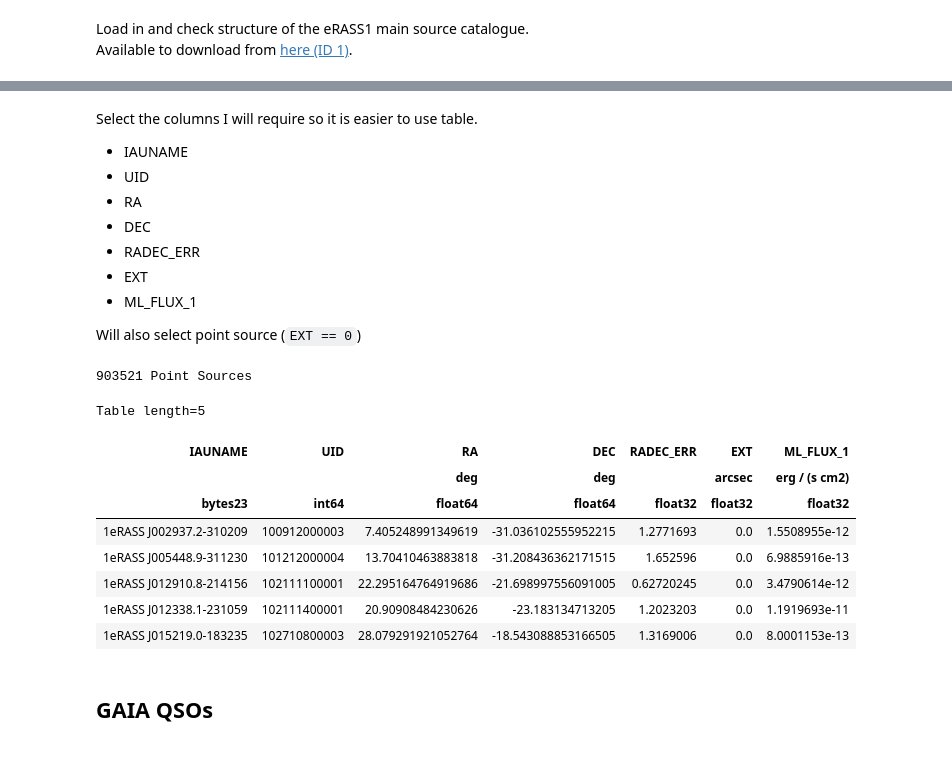
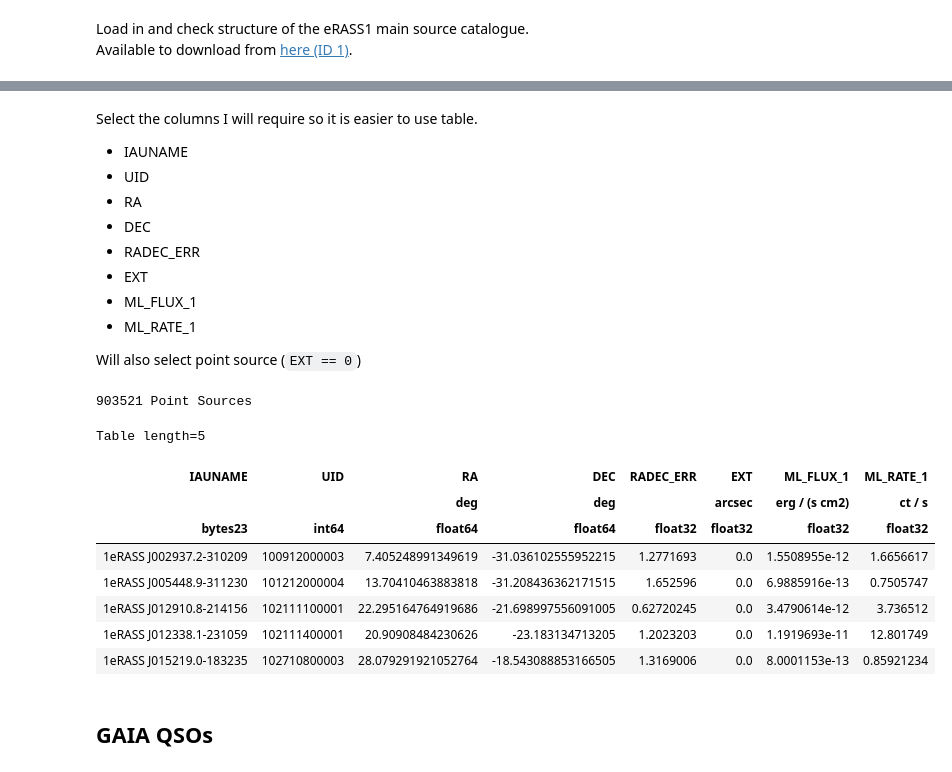
Before and after one commit to TobyWallage/Finding_Quasars_In_eRASS, a Jupyter notebook: Notebooks/eRASS_GAIA_quasars.ipynb, the cells around one changed output, grey strips where cells are left out. Drawn from its saved outputs; the diff is of its cells as text; code cells hidden in the pictures.

Commit message:
Including Count Rate of sources

```diff
--- a/Notebooks/eRASS_GAIA_quasars.ipynb
+++ b/Notebooks/eRASS_GAIA_quasars.ipynb
@@ -41,25 +41,25 @@ Select the columns I will require so it is easier to use table.<br>
 - RADEC_ERR
 - EXT
 - ML_FLUX_1
-
+- ML_RATE_1
 
 Will also select point source (`EXT == 0`)
 # %%
-eRASS_sources = eRASS_sources_full['IAUNAME', 'UID', 'RA', 'DEC', 'RADEC_ERR', 'EXT', 'ML_FLUX_1']
+eRASS_sources = eRASS_sources_full['IAUNAME', 'UID', 'RA', 'DEC', 'RADEC_ERR', 'EXT', 'ML_FLUX_1', 'ML_RATE_1']
 eRASS_sources = eRASS_sources[eRASS_sources['EXT']== 0]
 print(len(eRASS_sources), "Point Sources")
 eRASS_sources[0:5]
 # %% [output]
 903521 Point Sources
 Table length=5
-| IAUNAME | UID | RA | DEC | RADEC_ERR | EXT | ML_FLUX_1 |
-|  |  | deg | deg |  | arcsec | erg / (s cm2) |
-| bytes23 | int64 | float64 | float64 | float32 | float32 | float32 |
-| 1eRASS J002937.2-310209 | 100912000003 | 7.405248991349619 | -31.036102555952215 | 1.2771693 | 0.0 | 1.5508955e-12 |
-| 1eRASS J005448.9-311230 | 101212000004 | 13.70410463883818 | -31.208436362171515 | 1.652596 | 0.0 | 6.9885916e-13 |
-| 1eRASS J012910.8-214156 | 102111100001 | 22.295164764919686 | -21.698997556091005 | 0.62720245 | 0.0 | 3.4790614e-12 |
-| 1eRASS J012338.1-231059 | 102111400001 | 20.90908484230626 | -23.183134713205 | 1.2023203 | 0.0 | 1.1919693e-11 |
-| 1eRASS J015219.0-183235 | 102710800003 | 28.079291921052764 | -18.543088853166505 | 1.3169006 | 0.0 | 8.0001153e-13 |
+| IAUNAME | UID | RA | DEC | RADEC_ERR | EXT | ML_FLUX_1 | ML_RATE_1 |
+|  |  | deg | deg |  | arcsec | erg / (s cm2) | ct / s |
+| bytes23 | int64 | float64 | float64 | float32 | float32 | float32 | float32 |
+| 1eRASS J002937.2-310209 | 100912000003 | 7.405248991349619 | -31.036102555952215 | 1.2771693 | 0.0 | 1.5508955e-12 | 1.6656617 |
+| 1eRASS J005448.9-311230 | 101212000004 | 13.70410463883818 | -31.208436362171515 | 1.652596 | 0.0 | 6.9885916e-13 | 0.7505747 |
+| 1eRASS J012910.8-214156 | 102111100001 | 22.295164764919686 | -21.698997556091005 | 0.62720245 | 0.0 | 3.4790614e-12 | 3.736512 |
+| 1eRASS J012338.1-231059 | 102111400001 | 20.90908484230626 | -23.183134713205 | 1.2023203 | 0.0 | 1.1919693e-11 | 12.801749 |
+| 1eRASS J015219.0-183235 | 102710800003 | 28.079291921052764 | -18.543088853166505 | 1.3169006 | 0.0 | 8.0001153e-13 | 0.85921234 |
 # %% [markdown]
 ## GAIA QSOs
 # %% [markdown]
```
Also changed, not shown: parts of 3 cells of this notebook, 7 other files.
